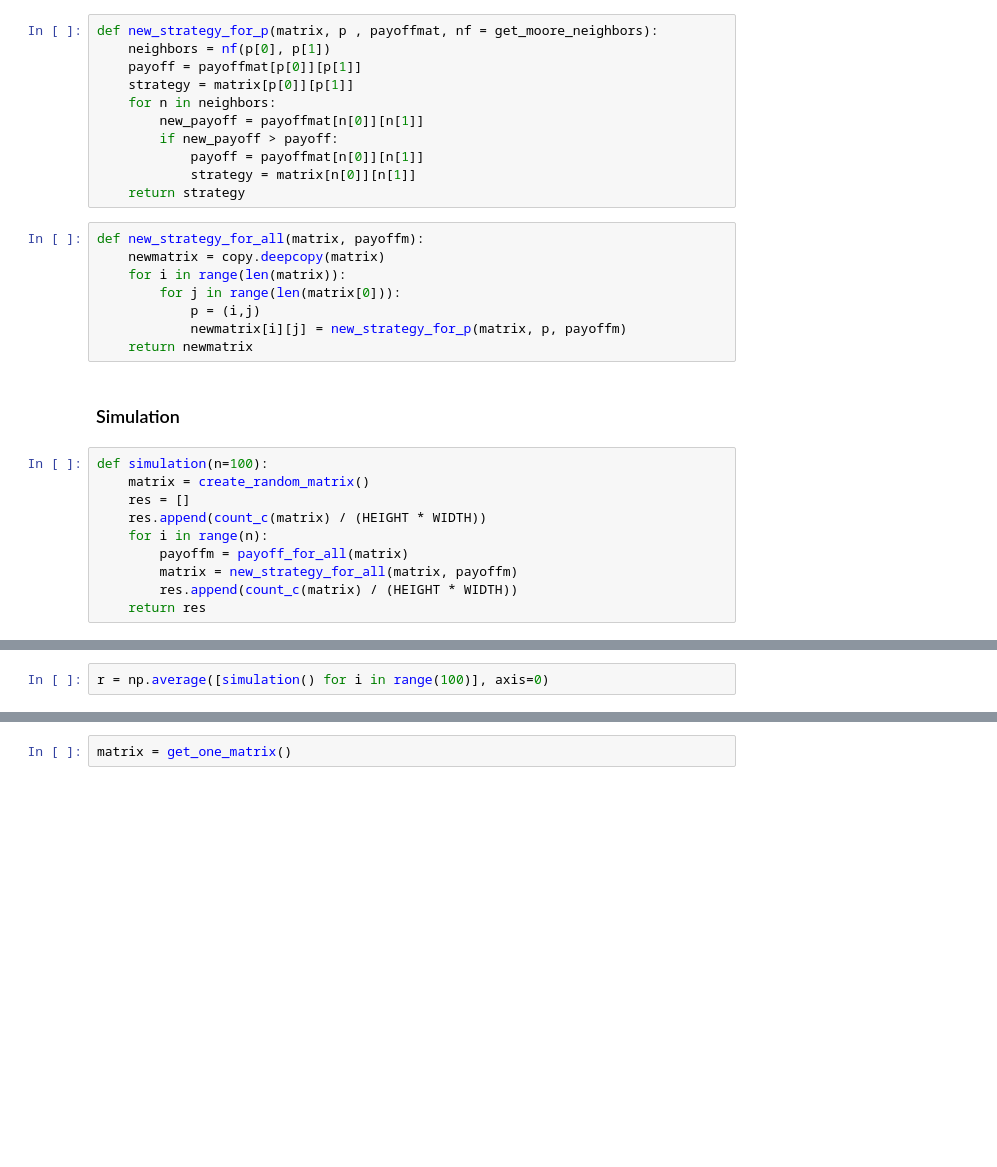
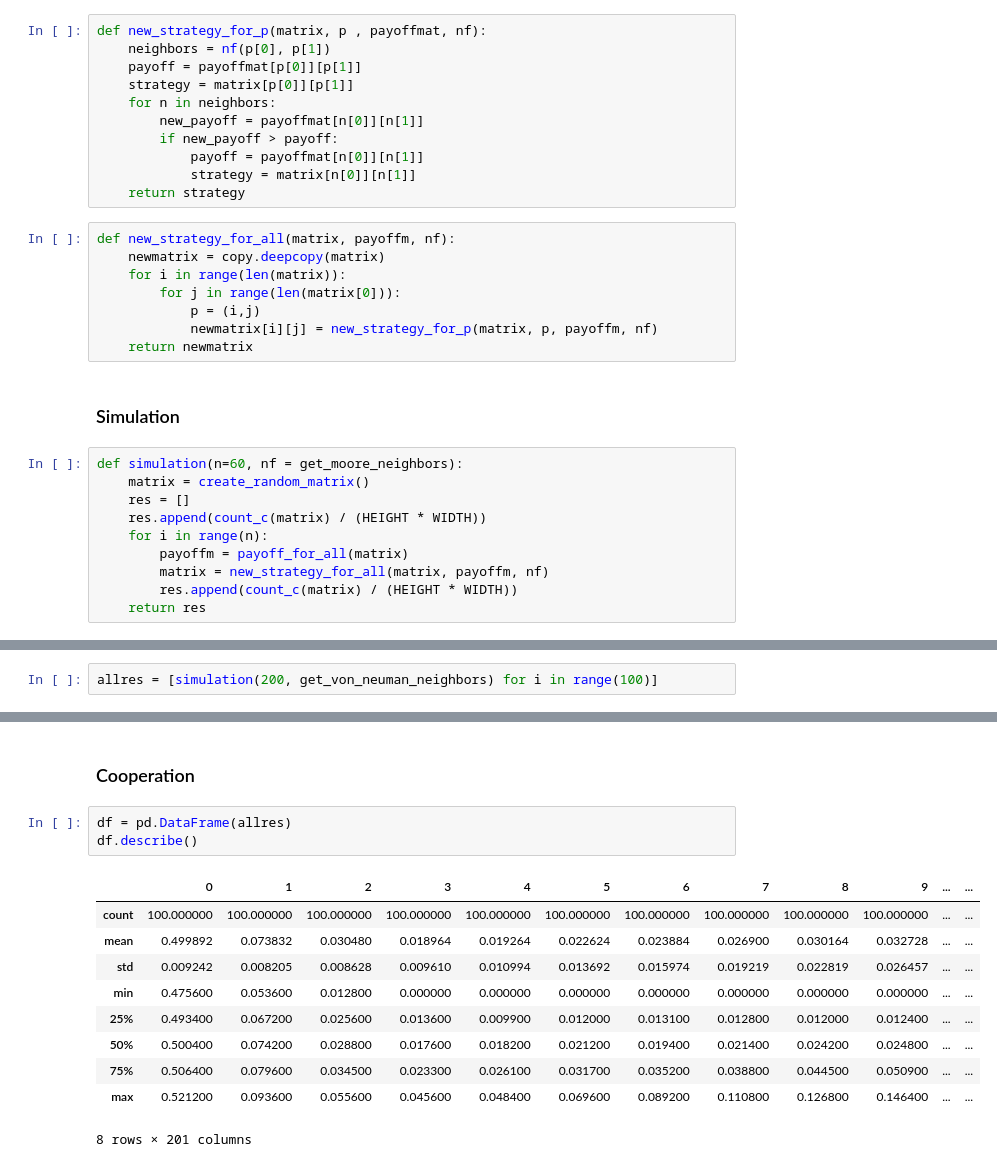
Before and after one commit to PierreGe/learning-dynamics, a Jupyter notebook: 2/src/LD2-1.ipynb, the cells around one changed output, grey strips where cells are left out. Cells and saved outputs as stored; diff of their text form; blank space fills up the shorter version.

```diff
--- a/2/src/LD2-1.ipynb
+++ b/2/src/LD2-1.ipynb
@@ -107,7 +116,7 @@ def payoff_for_all(matrix):
 # %% [markdown]
 ### Imitation
 # %%
-def new_strategy_for_p(matrix, p , payoffmat, nf = get_moore_neighbors):
+def new_strategy_for_p(matrix, p , payoffmat, nf):
     neighbors = nf(p[0], p[1])
     payoff = payoffmat[p[0]][p[1]]
     strategy = matrix[p[0]][p[1]]
@@ -118,23 +127,23 @@ def new_strategy_for_p(matrix, p , payoffmat, nf = get_moore_neighbors):
             strategy = matrix[n[0]][n[1]]
     return strategy
 # %%
-def new_strategy_for_all(matrix, payoffm):
+def new_strategy_for_all(matrix, payoffm, nf):
     newmatrix = copy.deepcopy(matrix)
     for i in range(len(matrix)):
         for j in range(len(matrix[0])):
             p = (i,j)
-            newmatrix[i][j] = new_strategy_for_p(matrix, p, payoffm)
+            newmatrix[i][j] = new_strategy_for_p(matrix, p, payoffm, nf)
     return newmatrix
 # %% [markdown]
 ### Simulation
 # %%
-def simulation(n=100):
+def simulation(n=60, nf = get_moore_neighbors):
     matrix = create_random_matrix()
     res = []
     res.append(count_c(matrix) / (HEIGHT * WIDTH))
     for i in range(n):
         payoffm = payoff_for_all(matrix)
-        matrix = new_strategy_for_all(matrix, payoffm)
+        matrix = new_strategy_for_all(matrix, payoffm, nf)
         res.append(count_c(matrix) / (HEIGHT * WIDTH))
     return res
 # %%
@@ -152,2 +162,2 @@ def get_one_matrix(n=50):
 # %%
-r = np.average([simulation() for i in range(100)], axis=0)
+allres = [simulation(200, get_von_neuman_neighbors) for i in range(100)]
@@ -167,2 +164,16 @@ plotly.offline.iplot(data)
-# %%
-matrix = get_one_matrix()
+# %% [markdown]
+### Cooperation
+# %%
+df = pd.DataFrame(allres)
+df.describe()
+# %% [output]
+|  | 0 | 1 | 2 | 3 | 4 | 5 | 6 | 7 | 8 | 9 | ... | ... |
+| count | 100.000000 | 100.000000 | 100.000000 | 100.000000 | 100.000000 | 100.000000 | 100.000000 | 100.000000 | 100.000000 | 100.000000 | ... | ... |
+| mean | 0.499892 | 0.073832 | 0.030480 | 0.018964 | 0.019264 | 0.022624 | 0.023884 | 0.026900 | 0.030164 | 0.032728 | ... | ... |
+| std | 0.009242 | 0.008205 | 0.008628 | 0.009610 | 0.010994 | 0.013692 | 0.015974 | 0.019219 | 0.022819 | 0.026457 | ... | ... |
+| min | 0.475600 | 0.053600 | 0.012800 | 0.000000 | 0.000000 | 0.000000 | 0.000000 | 0.000000 | 0.000000 | 0.000000 | ... | ... |
+| 25% | 0.493400 | 0.067200 | 0.025600 | 0.013600 | 0.009900 | 0.012000 | 0.013100 | 0.012800 | 0.012000 | 0.012400 | ... | ... |
+| 50% | 0.500400 | 0.074200 | 0.028800 | 0.017600 | 0.018200 | 0.021200 | 0.019400 | 0.021400 | 0.024200 | 0.024800 | ... | ... |
+| 75% | 0.506400 | 0.079600 | 0.034500 | 0.023300 | 0.026100 | 0.031700 | 0.035200 | 0.038800 | 0.044500 | 0.050900 | ... | ... |
+| max | 0.521200 | 0.093600 | 0.055600 | 0.045600 | 0.048400 | 0.069600 | 0.089200 | 0.110800 | 0.126800 | 0.146400 | ... | ... |
+8 rows × 201 columns
```
Also changed, not shown: parts of 10 cells of this notebook, 5 other files.
